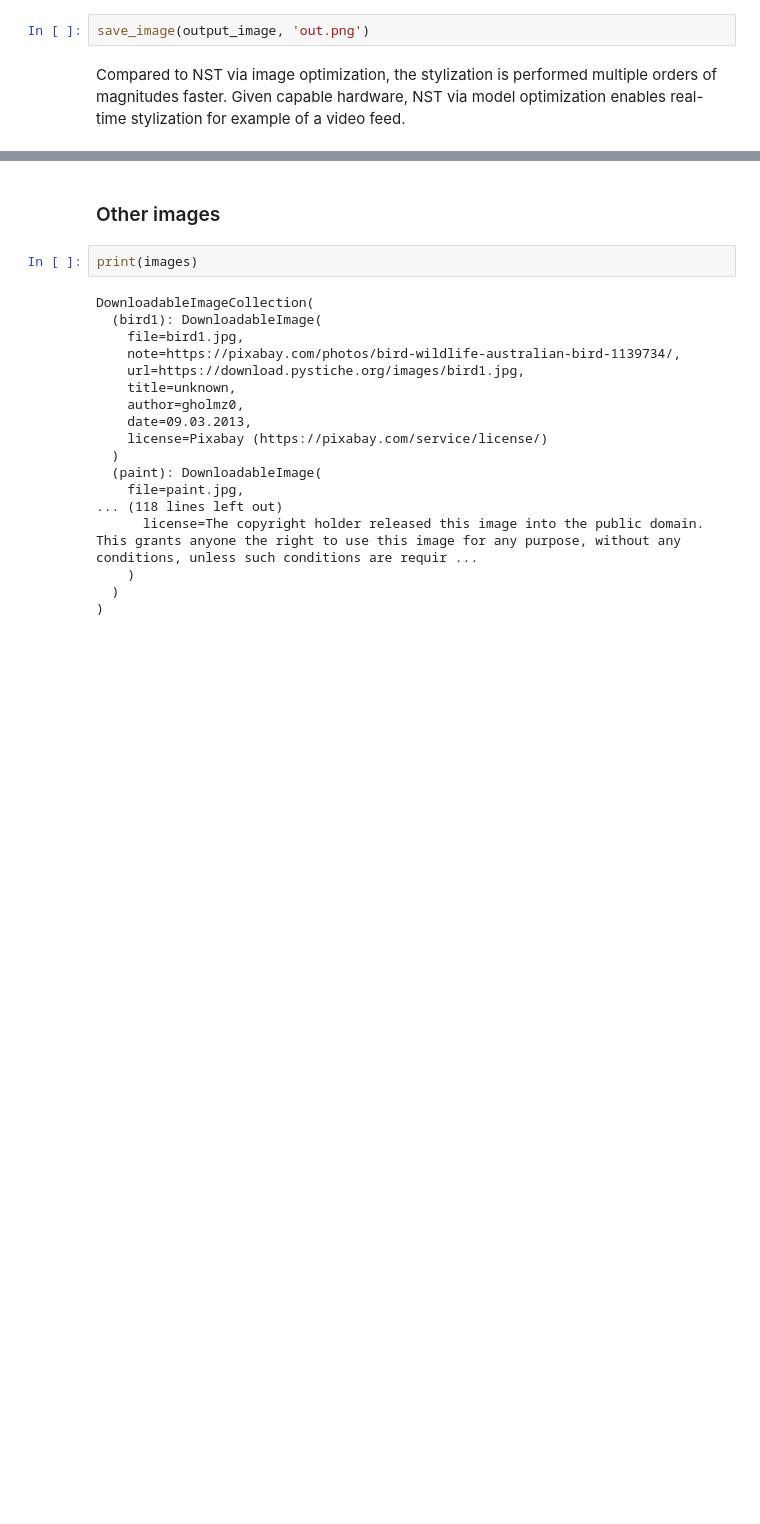
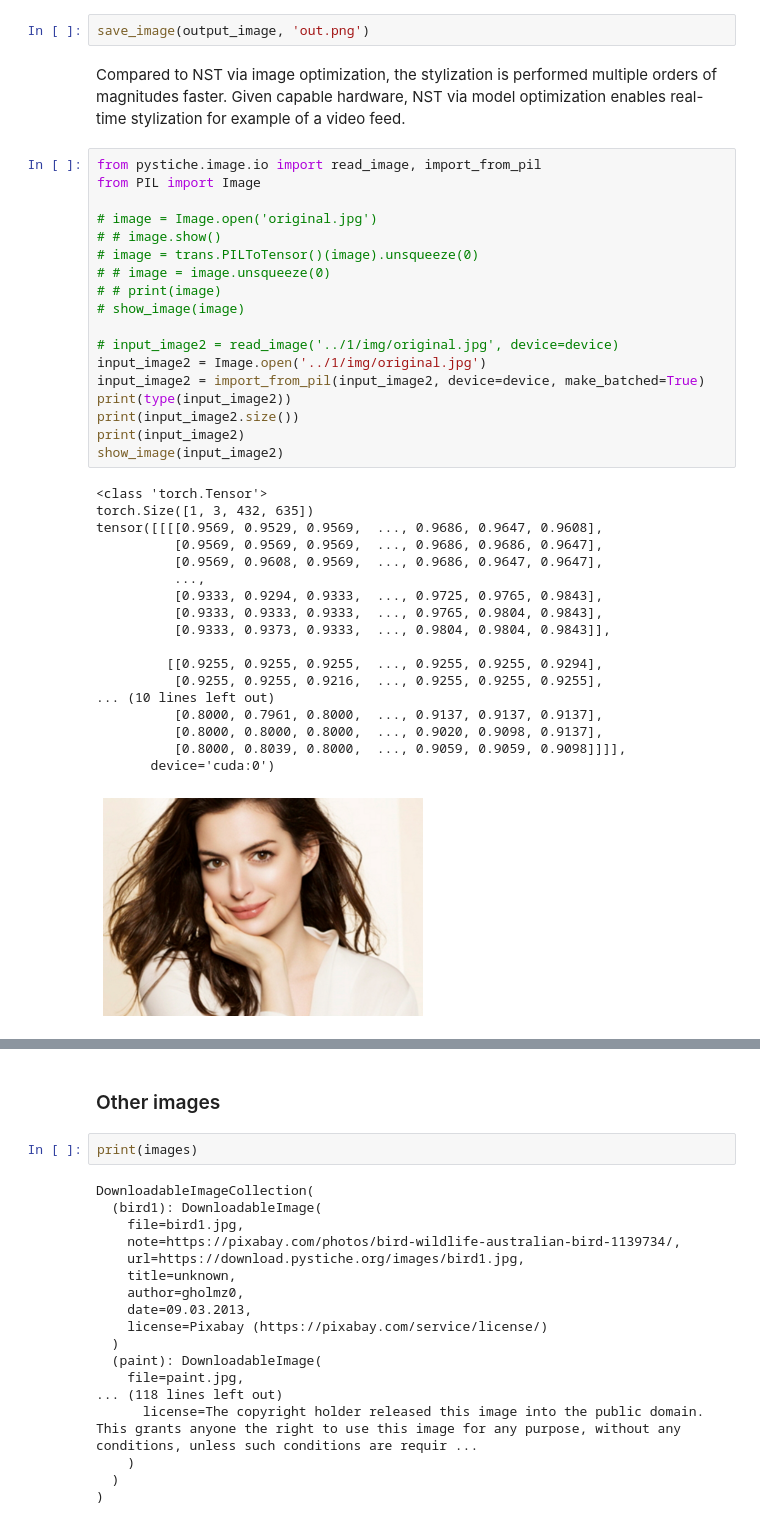
Before and after one commit to PatrykBandyra/StyleTransferSandbox, a Jupyter notebook: 3/example_model_optimization.ipynb, the cells around one changed output, grey strips where cells are left out. Cells and saved outputs as stored; diff of their text form; blank space fills up the shorter version.

Commit message:
mediapipe tests and pystiche tests

```diff
--- a/3/example_model_optimization.ipynb
+++ b/3/example_model_optimization.ipynb
@@ -389,3 +441,40 @@ save_image(output_image, 'out.png')
 Compared to NST via image optimization, the stylization is performed multiple orders
 of magnitudes faster. Given capable hardware, NST via model optimization enables
 real-time stylization for example of a video feed.
+# %%
+from pystiche.image.io import read_image, import_from_pil
+from PIL import Image
+
+# image = Image.open('original.jpg')
+# # image.show()
+# image = trans.PILToTensor()(image).unsqueeze(0)
+# # image = image.unsqueeze(0)
+# # print(image)
+# show_image(image)
+
+# input_image2 = read_image('../1/img/original.jpg', device=device)
+input_image2 = Image.open('../1/img/original.jpg')
+input_image2 = import_from_pil(input_image2, device=device, make_batched=True)
+print(type(input_image2))
+print(input_image2.size())
+print(input_image2)
+show_image(input_image2)
+# %% [output]
+<class 'torch.Tensor'>
+torch.Size([1, 3, 432, 635])
+tensor([[[[0.9569, 0.9529, 0.9569,  ..., 0.9686, 0.9647, 0.9608],
+          [0.9569, 0.9569, 0.9569,  ..., 0.9686, 0.9686, 0.9647],
+          [0.9569, 0.9608, 0.9569,  ..., 0.9686, 0.9647, 0.9647],
+          ...,
+          [0.9333, 0.9294, 0.9333,  ..., 0.9725, 0.9765, 0.9843],
+          [0.9333, 0.9333, 0.9333,  ..., 0.9765, 0.9804, 0.9843],
+          [0.9333, 0.9373, 0.9333,  ..., 0.9804, 0.9804, 0.9843]],
+
+         [[0.9255, 0.9255, 0.9255,  ..., 0.9255, 0.9255, 0.9294],
+          [0.9255, 0.9255, 0.9216,  ..., 0.9255, 0.9255, 0.9255],
+... (10 lines left out)
+          [0.8000, 0.7961, 0.8000,  ..., 0.9137, 0.9137, 0.9137],
+          [0.8000, 0.8000, 0.8000,  ..., 0.9020, 0.9098, 0.9137],
+          [0.8000, 0.8039, 0.8000,  ..., 0.9059, 0.9059, 0.9098]]]],
+       device='cuda:0')
+[figure, added]
```
Also changed, not shown: parts of 5 cells of this notebook, 9 other files.
